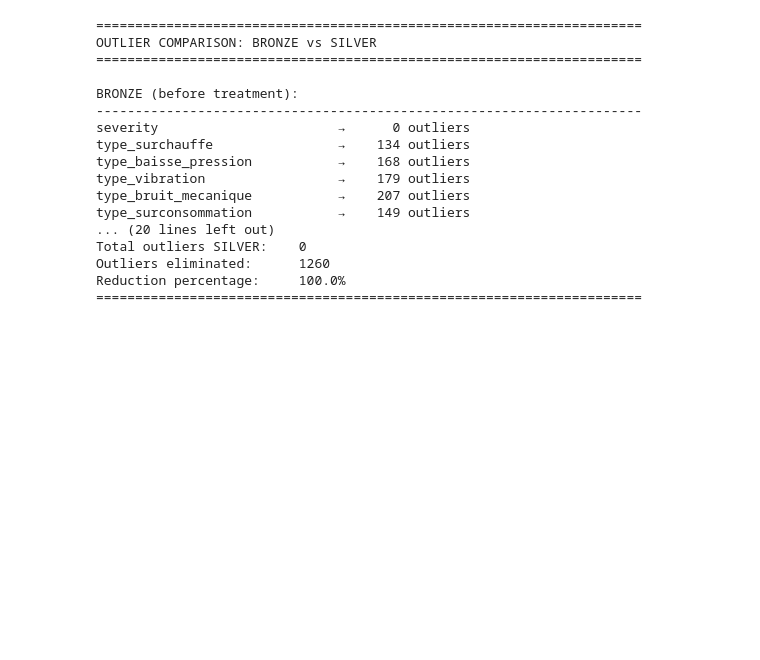
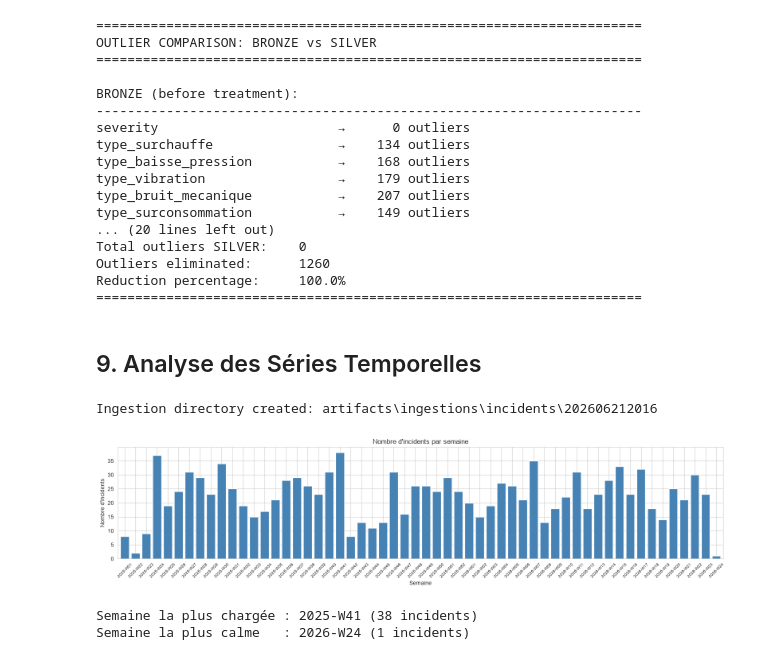
Before and after one commit to guillaumesaidani-coder/data_ingestion-, a Jupyter notebook: TP1bis.ipynb, the cells around one changed output. Drawn from its saved outputs; the diff is of its cells as text; code cells hidden in the pictures; blank space fills up the shorter version.

Commit message:
feat (TP2 & TP1bis) Add série temporelle in notebook

```diff
--- a/TP1bis.ipynb
+++ b/TP1bis.ipynb
@@ -347,3 +347,29 @@ Total outliers SILVER:    0
 Outliers eliminated:      1260
 Reduction percentage:     100.0%
 ======================================================================
+# %% [markdown]
+## 9. Analyse des Séries Temporelles
+# %%
+# ── 1. Fréquence d'incidents par semaine ───────────────────────────────────
+silver['year_week'] = silver['datetime'].dt.strftime("%Y-W%V")
+
+weekly_counts = silver.groupby('year_week').size()
+
+fig, ax = plt.subplots(figsize=(16, 4))
+weekly_counts.plot(kind='bar', ax=ax, color='steelblue', width=0.8)
+ax.set_title("Nombre d'incidents par semaine")
+ax.set_xlabel("Semaine")
+ax.set_ylabel("Nombre d'incidents")
+ax.tick_params(axis='x', rotation=45, labelsize=7)
+plt.tight_layout()
+run_dir = create_ingestion_dir()
+plt.savefig(run_dir / 'incidents_par_semaine.png', bbox_inches='tight', dpi=100)
+plt.show()
+
+print(f"Semaine la plus chargée : {weekly_counts.idxmax()} ({weekly_counts.max()} incidents)")
+print(f"Semaine la plus calme   : {weekly_counts.idxmin()} ({weekly_counts.min()} incidents)")
+# %% [output]
+Ingestion directory created: artifacts\ingestions\incidents\202606212016
+[figure, added]
+Semaine la plus chargée : 2025-W41 (38 incidents)
+Semaine la plus calme   : 2026-W24 (1 incidents)
```
Also changed, not shown: parts of 4 cells of this notebook, 2 other files.
